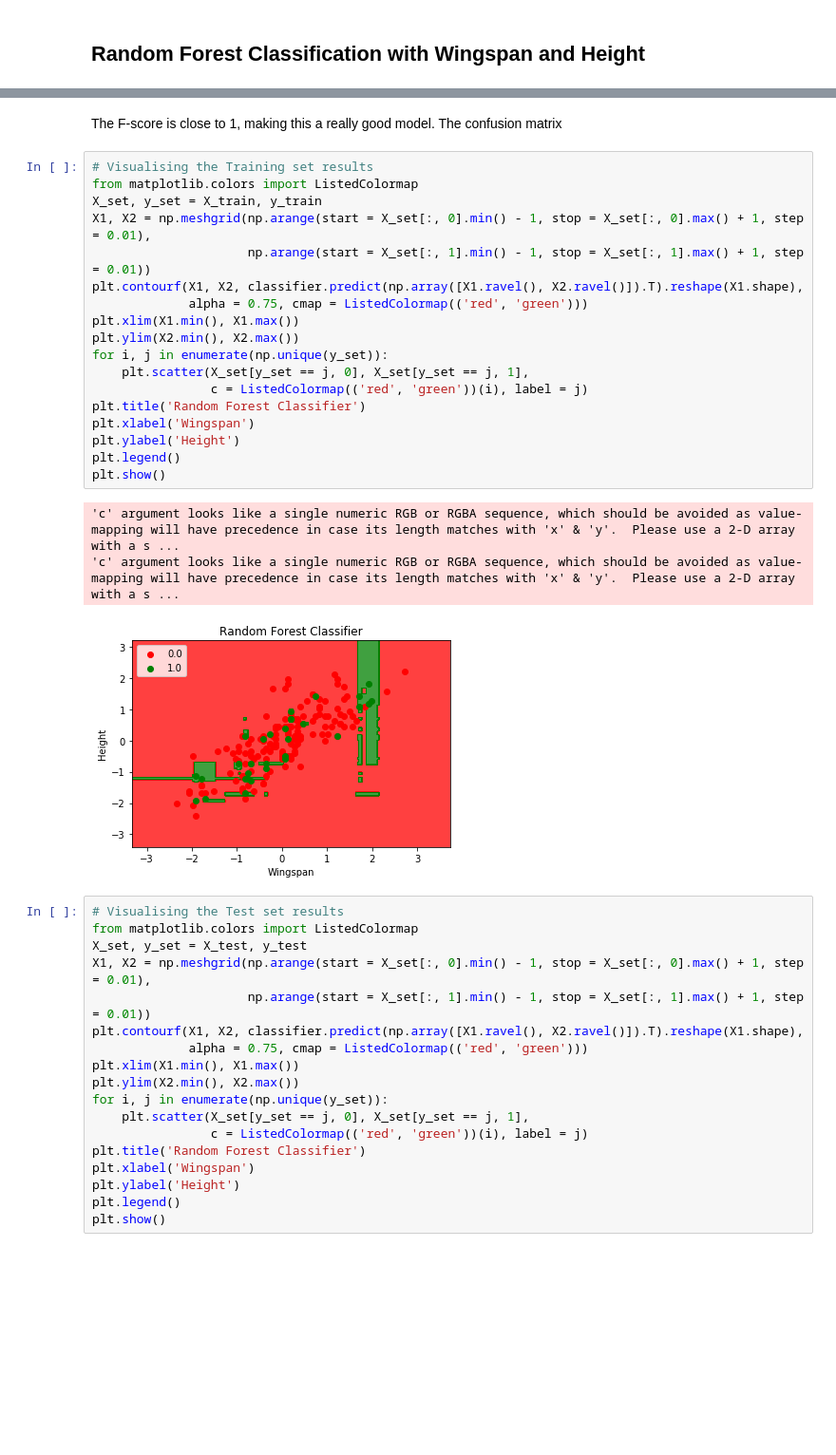
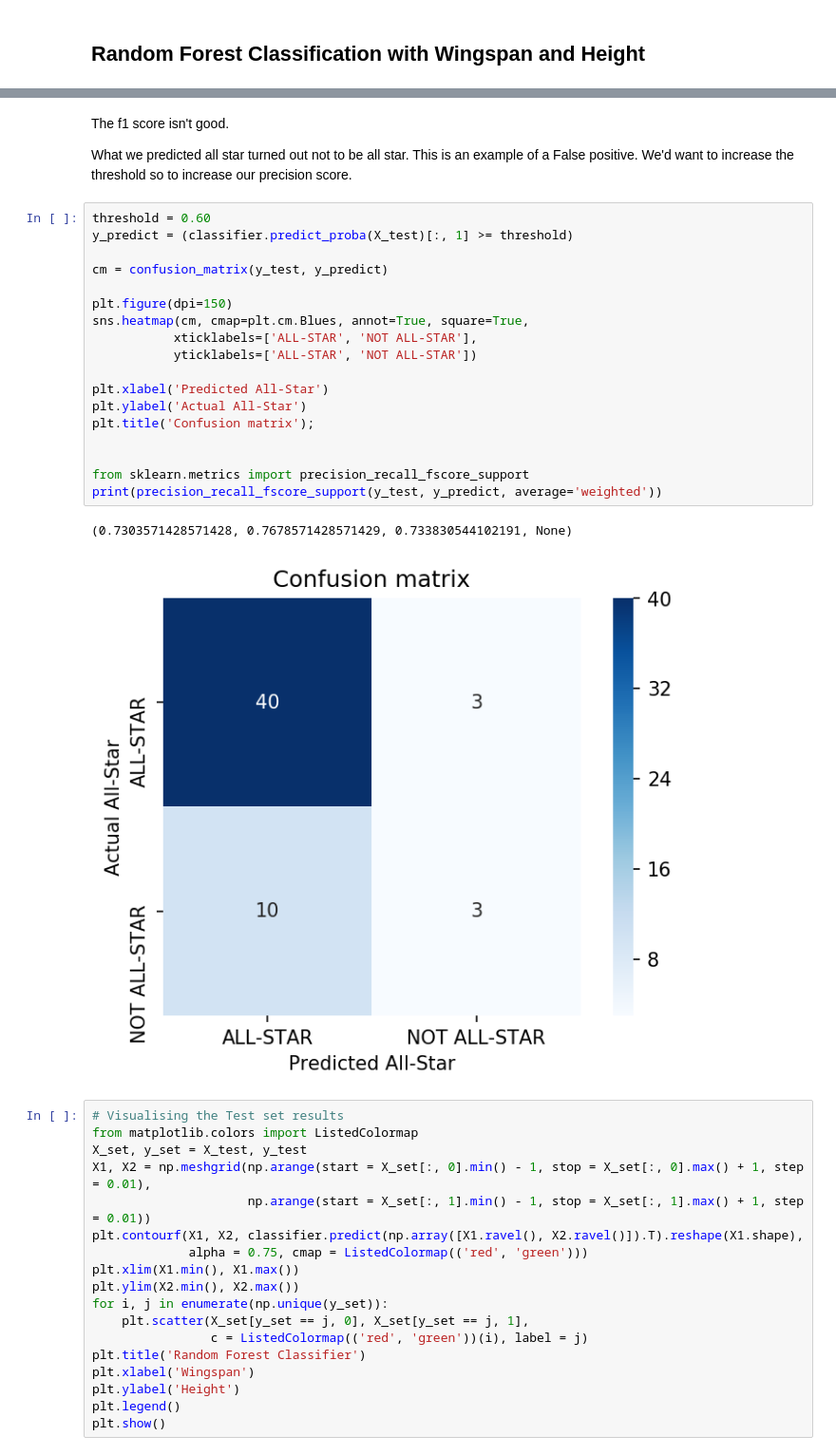
Before and after one commit to hd2zm/Data-Science-Projects, a Jupyter notebook: NBA-Analytics/All-Star-Analysis/Predicting NBA All-Star Appearances with Player Measurements.ipynb, the cells around one changed output, grey strips where cells are left out. Shown at 95% size. Drawn from its saved outputs; the diff is of its cells as text; blank space fills up the shorter version.

```diff
--- a/NBA-Analytics/All-Star-Analysis/Predicting NBA All-Star Appearances with Player Measurements.ipynb
+++ b/NBA-Analytics/All-Star-Analysis/Predicting NBA All-Star Appearances with Player Measurements.ipynb
@@ -96,27 +199,28 @@ print(precision_recall_fscore_support(y_test, y_pred, average='weighted'))
-# %% [markdown]
-The F-score is close to 1, making this a really good model. The confusion matrix
-# %%
-# Visualising the Training set results
-from matplotlib.colors import ListedColormap
-X_set, y_set = X_train, y_train
-X1, X2 = np.meshgrid(np.arange(start = X_set[:, 0].min() - 1, stop = X_set[:, 0].max() + 1, step = 0.01),
-                     np.arange(start = X_set[:, 1].min() - 1, stop = X_set[:, 1].max() + 1, step = 0.01))
-plt.contourf(X1, X2, classifier.predict(np.array([X1.ravel(), X2.ravel()]).T).reshape(X1.shape),
-             alpha = 0.75, cmap = ListedColormap(('red', 'green')))
-plt.xlim(X1.min(), X1.max())
-plt.ylim(X2.min(), X2.max())
-for i, j in enumerate(np.unique(y_set)):
-    plt.scatter(X_set[y_set == j, 0], X_set[y_set == j, 1],
-                c = ListedColormap(('red', 'green'))(i), label = j)
-plt.title('Random Forest Classifier')
-plt.xlabel('Wingspan')
-plt.ylabel('Height')
-plt.legend()
-plt.show()
-# %% [output]
-'c' argument looks like a single numeric RGB or RGBA sequence, which should be avoided as value-mapping will have precedence in case its length matches with 'x' & 'y'.  Please use a 2-D array with a s ...
-'c' argument looks like a single numeric RGB or RGBA sequence, which should be avoided as value-mapping will have precedence in case its length matches with 'x' & 'y'.  Please use a 2-D array with a s ...
-[figure, removed]
+# %% [markdown]
+The f1 score isn't good.
+
+What we predicted all star turned out not to be all star. This is an example of a False positive. We'd want to increase the threshold so to increase our precision score.
+# %%
+threshold = 0.60
+y_predict = (classifier.predict_proba(X_test)[:, 1] >= threshold)
+
+cm = confusion_matrix(y_test, y_predict)
+
+plt.figure(dpi=150)
+sns.heatmap(cm, cmap=plt.cm.Blues, annot=True, square=True,
+           xticklabels=['ALL-STAR', 'NOT ALL-STAR'],
+           yticklabels=['ALL-STAR', 'NOT ALL-STAR'])
+
+plt.xlabel('Predicted All-Star')
+plt.ylabel('Actual All-Star')
+plt.title('Confusion matrix');
+
+
+from sklearn.metrics import precision_recall_fscore_support
+print(precision_recall_fscore_support(y_test, y_predict, average='weighted'))
+# %% [output]
+(0.7303571428571428, 0.7678571428571429, 0.733830544102191, None)
+[figure, added]
 # %%
 # Visualising the Test set results
 from matplotlib.colors import ListedColormap
```
Also changed, not shown: parts of 16 cells of this notebook.
